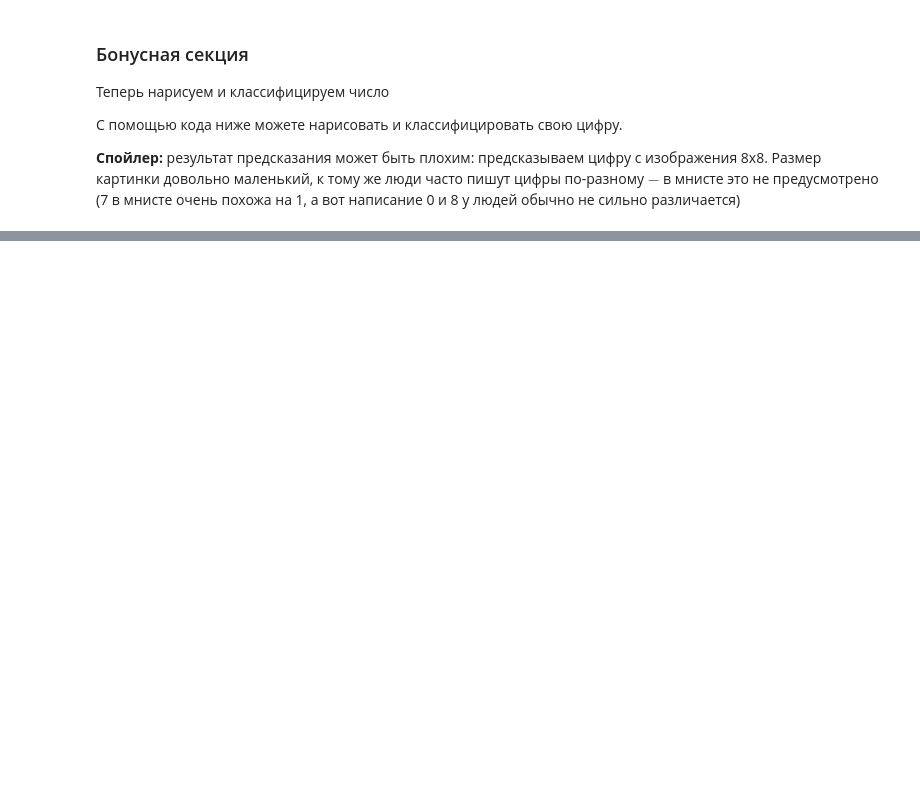
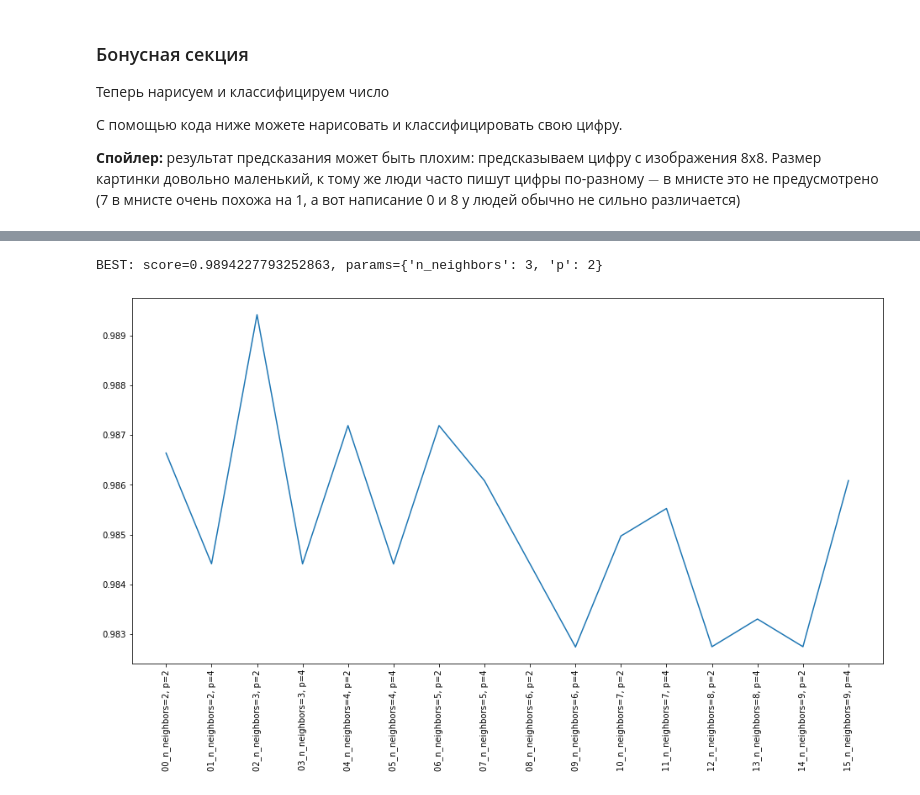
Before and after one commit to senior-sigan/omsu_ml, a Jupyter notebook: 03_knn_classification/02-ws-knn.ipynb, the cells around one changed output, grey strips where cells are left out. Saved outputs shown, nothing was run; the diff lists cells and outputs as text; code cells hidden in the pictures; blank space fills up the shorter version.

```diff
--- a/03_knn_classification/02-ws-knn.ipynb
+++ b/03_knn_classification/02-ws-knn.ipynb
@@ -490,0 +630,9 @@ print('Это цифра ', y_pred[0])
+# %%
+params = {
+    "n_neighbors": np.arange(2, 10),
+    "p": [2,4]
+}
+
+search = GridSearchCV(KNeighborsClassifier(), params, n_jobs=2,
+                      cv=StratifiedKFold(n_splits=5, shuffle=True, random_state=42), verbose=2)
+%time search.fit(X, y)
@@ -490,0 +648,11 @@ print('Это цифра ', y_pred[0])
+# %%
+x_ticks = ["{:02d}_n_neighbors={}, p={}".format(i, p['n_neighbors'], p['p']) for i,p in enumerate(search.cv_results_['params'])]
+
+plt.figure(figsize=(16,8))
+plt.plot(x_ticks, search.cv_results_['mean_test_score'])
+_ =plt.xticks(rotation=90)
+
+print("BEST: score={}, params={}".format(search.best_score_, search.best_params_))
+# %% [output]
+BEST: score=0.9894227793252863, params={'n_neighbors': 3, 'p': 2}
+[figure, added]
```
Also changed, not shown: parts of 48 cells of this notebook, 2 other files.
